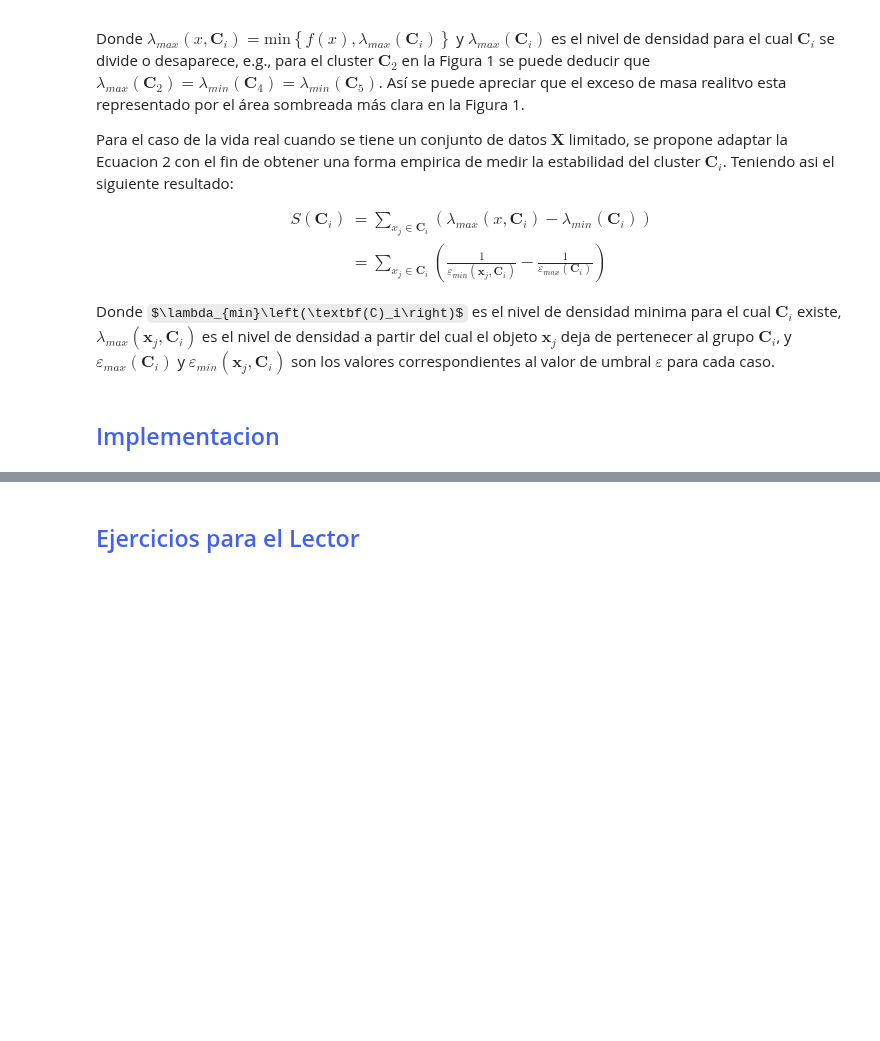
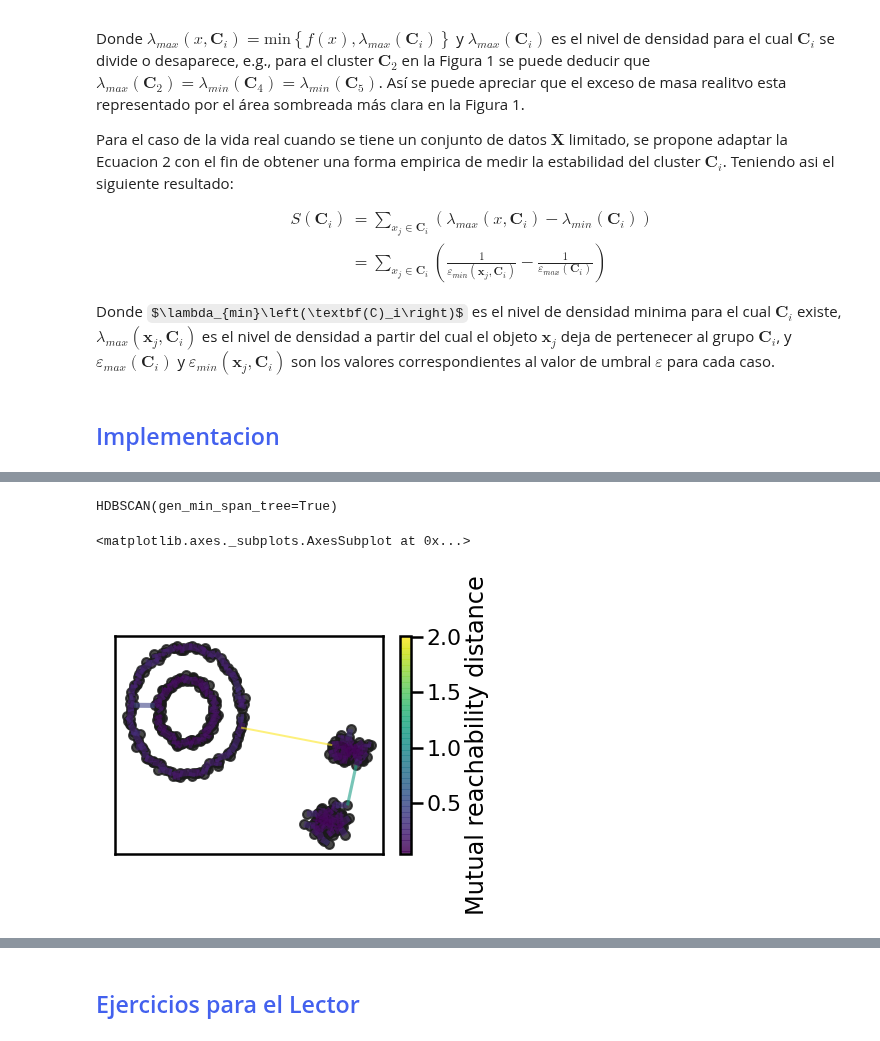
Before and after one commit to Datavaid/HDBSCAN, a Jupyter notebook: HDBSCAN.ipynb, the cells around one changed output, grey strips where cells are left out. Cells and saved outputs as stored; diff of their text form; code cells hidden in the pictures; some formulas as TeX source; blank space fills up the shorter version.

```diff
--- a/HDBSCAN.ipynb
+++ b/HDBSCAN.ipynb
@@ -89,0 +215,13 @@ Donde $\lambda_{min}\left(\textbf(C)_i\right)$ es el nivel de densidad minima pa
+# %%
+clusterer = hdbscan.HDBSCAN(min_cluster_size=5, gen_min_span_tree=True, metric = "euclidean") # instanciamos
+clusterer.fit(datak)  # ajustamos los datos
+# %% [output]
+HDBSCAN(gen_min_span_tree=True)
+# %%
+clusterer.minimum_spanning_tree_.plot(edge_cmap='viridis',
+                                      edge_alpha=0.6,
+                                      node_size=80,
+                                      edge_linewidth=2)
+# %% [output]
+<matplotlib.axes._subplots.AxesSubplot at 0x...>
+[figure, added]
```
Also changed, not shown: parts of 38 cells of this notebook.
